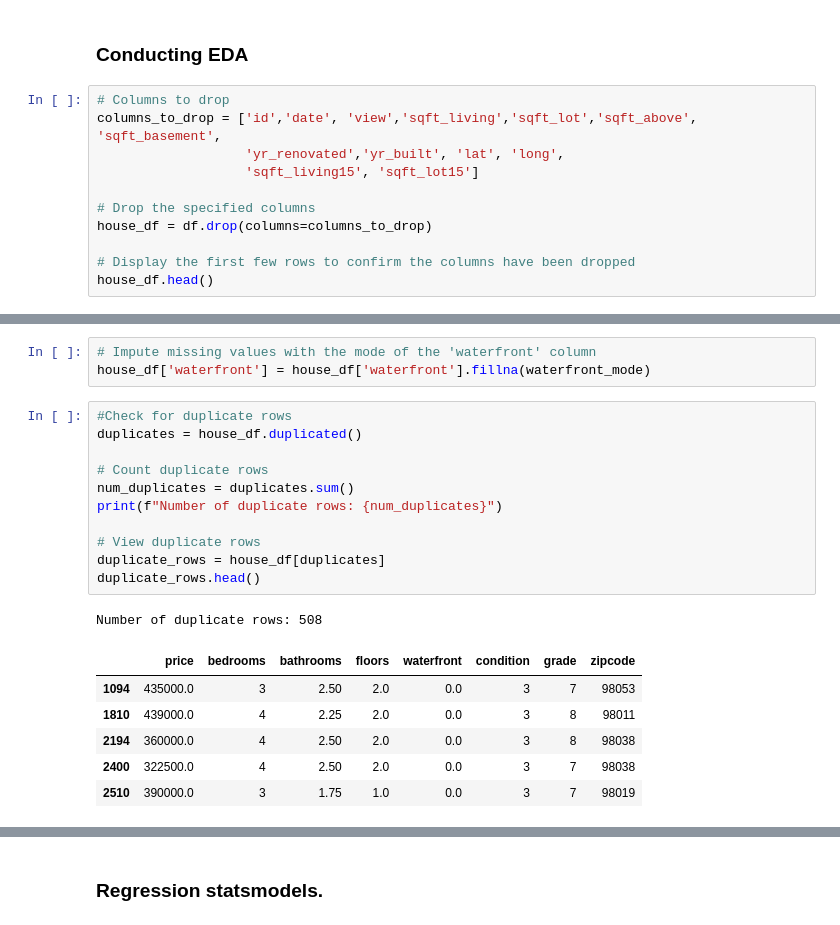
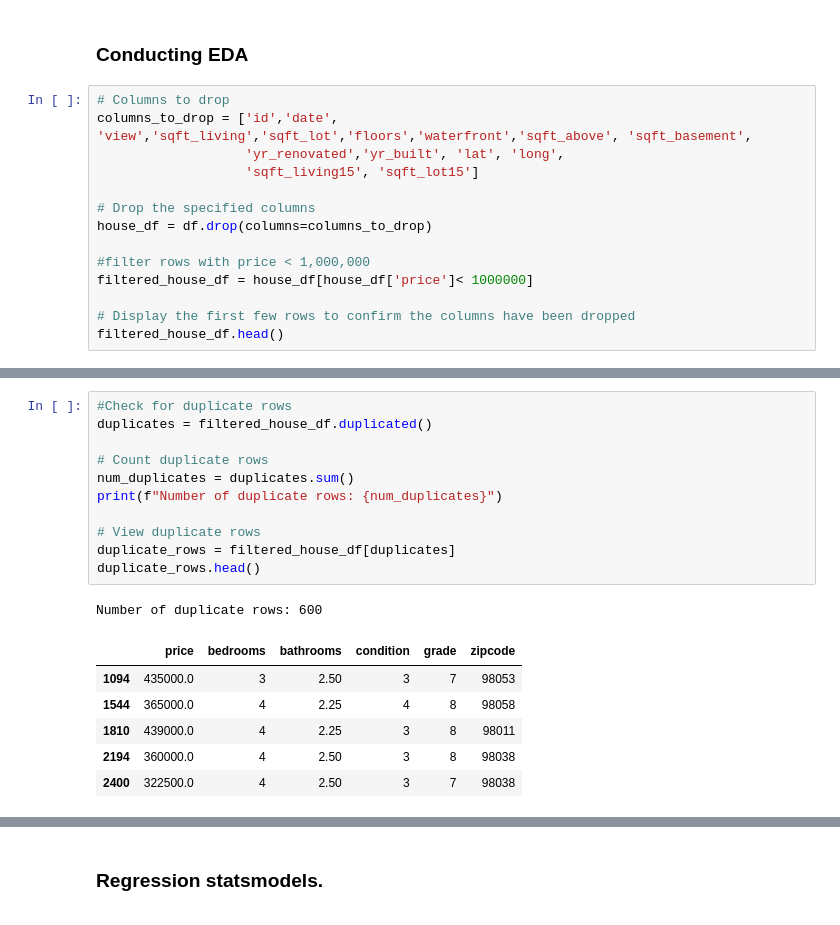
Before and after one commit to ANGI3MAINA/King-County-Housing-Analysis, a Jupyter notebook: Data/Work/Angel.ipynb, the cells around one changed output, grey strips where cells are left out. Cells and saved outputs as stored; diff of their text form.

```diff
--- a/Data/Work/Angel.ipynb
+++ b/Data/Work/Angel.ipynb
@@ -25,13 +25,16 @@ df.head() #viewing the first 5 rows of the data
 ### Conducting EDA
 # %%
 # Columns to drop
-columns_to_drop = ['id','date', 'view','sqft_living','sqft_lot','sqft_above', 'sqft_basement',
+columns_to_drop = ['id','date', 'view','sqft_living','sqft_lot','floors','waterfront','sqft_above', 'sqft_basement',
                    'yr_renovated','yr_built', 'lat', 'long',
                    'sqft_living15', 'sqft_lot15']
 
 # Drop the specified columns
 house_df = df.drop(columns=columns_to_drop)
 
+#filter rows with price < 1,000,000
+filtered_house_df = house_df[house_df['price']< 1000000]
+
 # Display the first few rows to confirm the columns have been dropped
-house_df.head()
+filtered_house_df.head()
 # %% [output]
@@ -81,24 +71,21 @@ waterfront_mode
-# %%
-# Impute missing values with the mode of the 'waterfront' column
-house_df['waterfront'] = house_df['waterfront'].fillna(waterfront_mode)
 # %%
 #Check for duplicate rows
-duplicates = house_df.duplicated()
+duplicates = filtered_house_df.duplicated()
 
 # Count duplicate rows
 num_duplicates = duplicates.sum()
 print(f"Number of duplicate rows: {num_duplicates}")
 
 # View duplicate rows
-duplicate_rows = house_df[duplicates]
+duplicate_rows = filtered_house_df[duplicates]
 duplicate_rows.head()
 # %% [output]
-Number of duplicate rows: 508
+Number of duplicate rows: 600
-|  | price | bedrooms | bathrooms | floors | waterfront | condition | grade | zipcode |
-| 1094 | 435000.0 | 3 | 2.50 | 2.0 | 0.0 | 3 | 7 | 98053 |
-| 1810 | 439000.0 | 4 | 2.25 | 2.0 | 0.0 | 3 | 8 | 98011 |
-| 2194 | 360000.0 | 4 | 2.50 | 2.0 | 0.0 | 3 | 8 | 98038 |
-| 2400 | 322500.0 | 4 | 2.50 | 2.0 | 0.0 | 3 | 7 | 98038 |
-| 2510 | 390000.0 | 3 | 1.75 | 1.0 | 0.0 | 3 | 7 | 98019 |
+|  | price | bedrooms | bathrooms | condition | grade | zipcode |
+| 1094 | 435000.0 | 3 | 2.50 | 3 | 7 | 98053 |
+| 1544 | 365000.0 | 4 | 2.25 | 4 | 8 | 98058 |
+| 1810 | 439000.0 | 4 | 2.25 | 3 | 8 | 98011 |
+| 2194 | 360000.0 | 4 | 2.50 | 3 | 8 | 98038 |
+| 2400 | 322500.0 | 4 | 2.50 | 3 | 7 | 98038 |
 # %%
 # Drop duplicate rows
```
Also changed, not shown: parts of 18 cells of this notebook.
